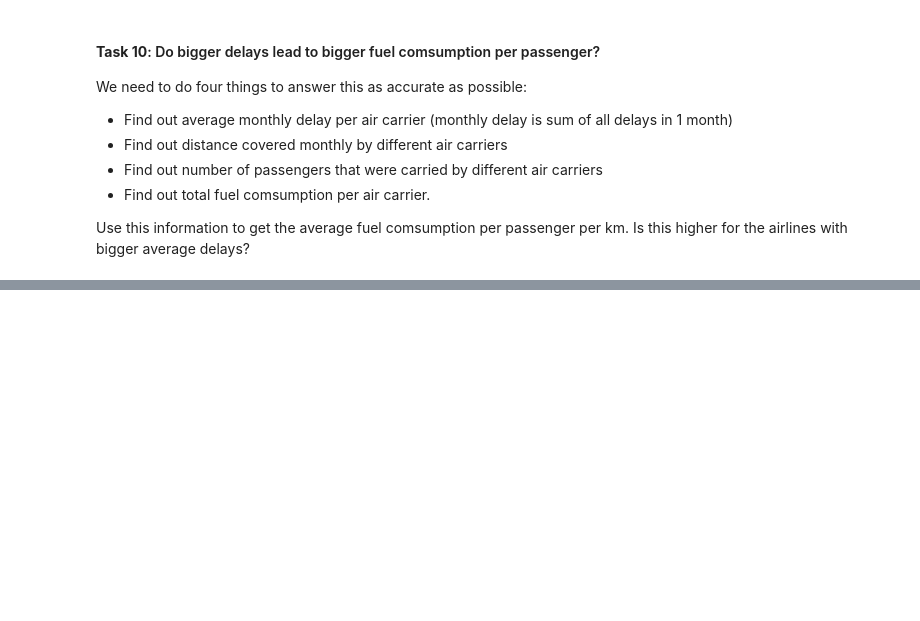
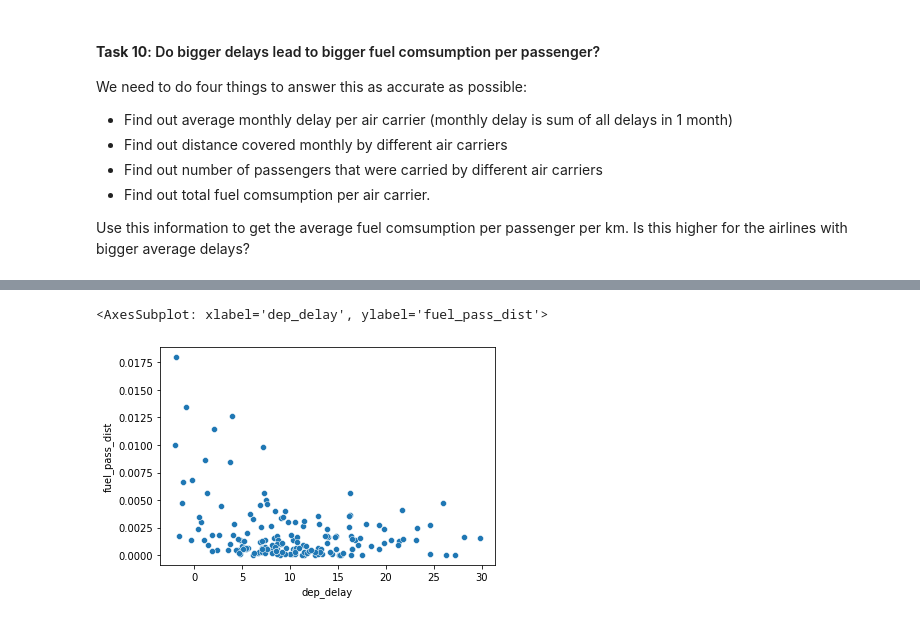
Before and after one commit to JohnathanJack/Predicting-Flight-Delays, a Jupyter notebook: exploratory_analysis.ipynb, the cells around one changed output, grey strips where cells are left out. Saved outputs shown, nothing was run; the diff lists cells and outputs as text; code cells hidden in the pictures; blank space fills up the shorter version.

```diff
--- a/exploratory_analysis.ipynb
+++ b/exploratory_analysis.ipynb
@@ -365,0 +431,11 @@ passenger_df.rename(columns={'unique_carrier':'op_unique_carrier'},inplace=True)
+# %%
+fuel_per_carrier_df = fuel_consumption_df[['op_unique_carrier','month','total_gallons']].groupby(['op_unique_carrier','month'],as_index=False).sum('total_gallons')
+# %%
+all_df = delay_per_carrier_df.merge(distance_per_carrier_df, on=['op_unique_carrier','month']).merge(passengers_per_carrier_df,on=['op_unique_carrier','month']).merge(fuel_per_carrier_df,on=['op_unique_carrier','month'])
+# %%
+final_df_fuel_per_carrier = all_df[all_df['total_gallons'] > 0]
+# %%
+final_df_fuel_per_carrier['fuel_pass_dist'] = final_df_fuel_per_carrier['total_gallons'] / final_df_fuel_per_carrier['distance'] / final_df_fuel_per_carrier['passengers']
+final_df_fuel_per_carrier
+
+#/ final_df_fuel_per_carrier['passengers']
@@ -365,0 +460,5 @@ passenger_df.rename(columns={'unique_carrier':'op_unique_carrier'},inplace=True)
+# %%
+sns.scatterplot(x=final_df_fuel_per_carrier['dep_delay'],y=final_df_fuel_per_carrier['fuel_pass_dist'])
+# %% [output]
+<AxesSubplot: xlabel='dep_delay', ylabel='fuel_pass_dist'>
+[figure, added]
```
Also changed, not shown: parts of 33 cells of this notebook, 3 other files.
